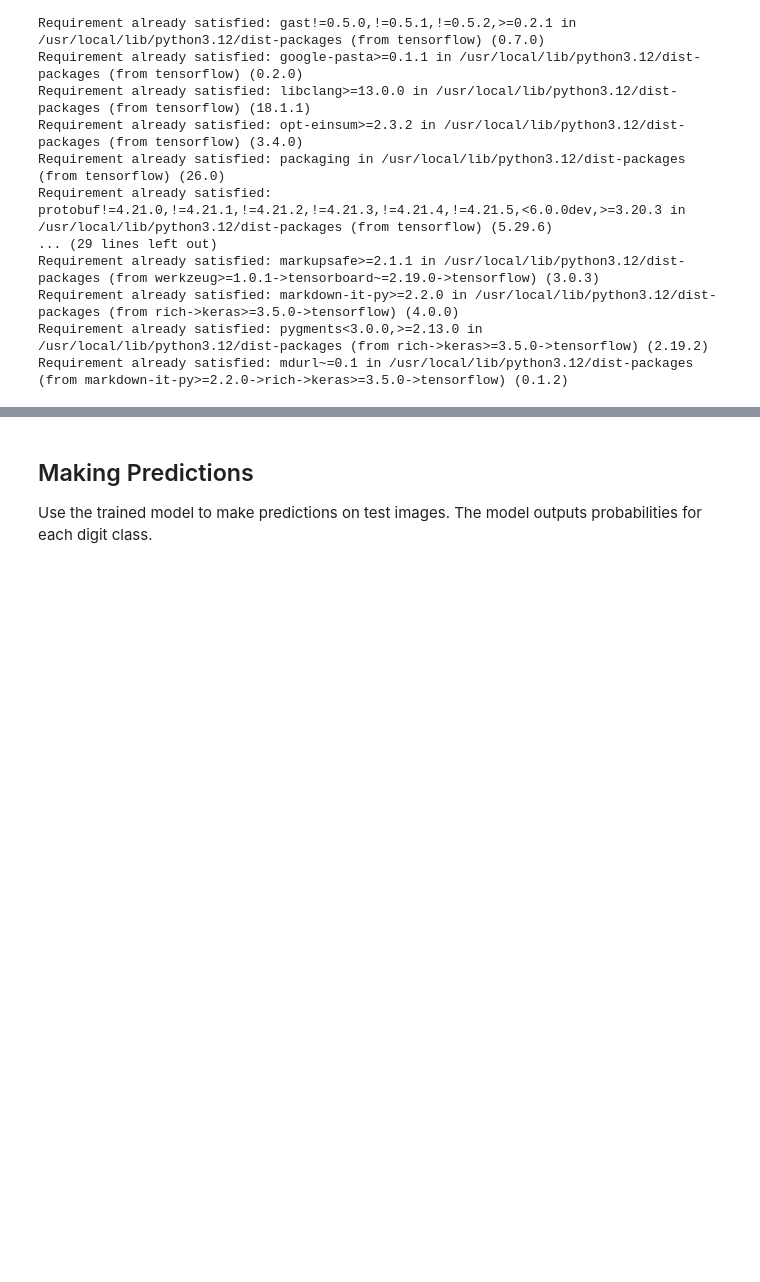
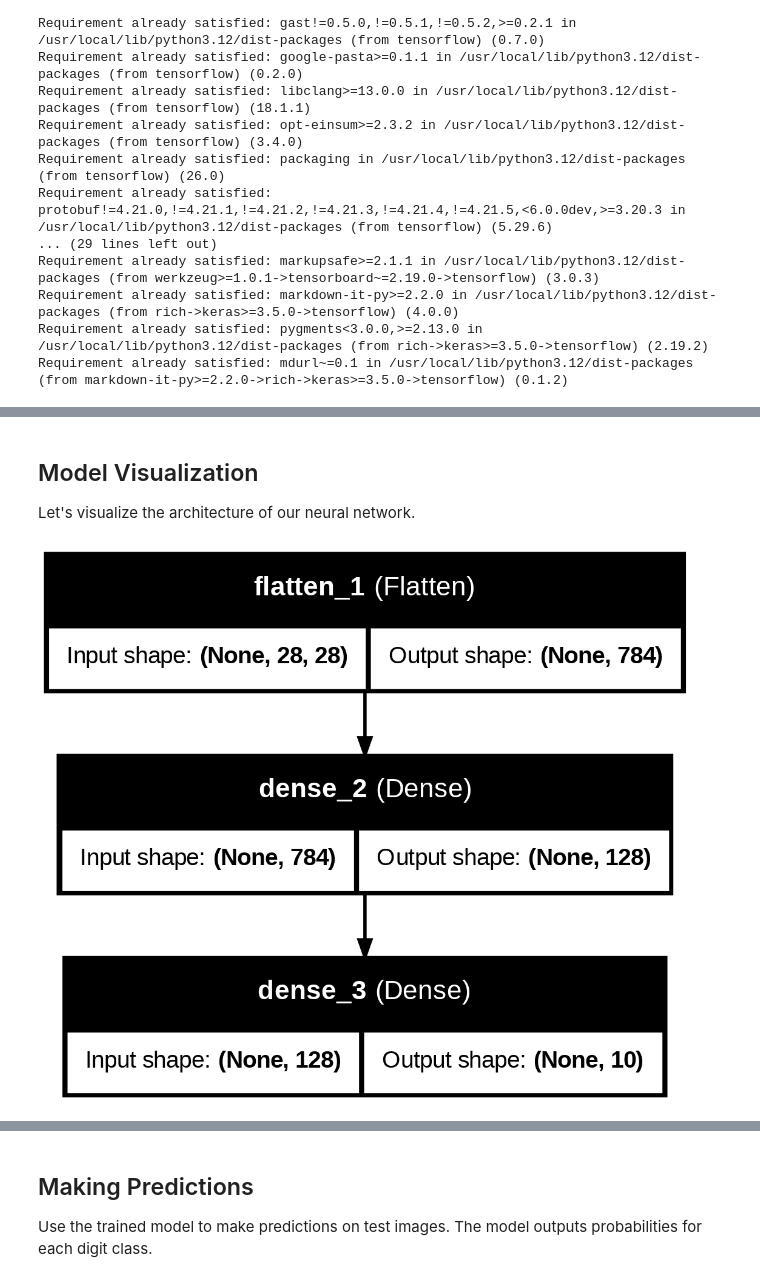
Before and after one commit to parekhbhargav25/MINSTAT_Classification, a Jupyter notebook: MINIST.ipynb, the cells around one changed output, grey strips where cells are left out. Saved outputs shown, nothing was run; the diff lists cells and outputs as text; code cells hidden in the pictures; blank space fills up the shorter version.

```diff
--- a/MINIST.ipynb
+++ b/MINIST.ipynb
@@ -89,0 +159,15 @@ model = tf.keras.models.Sequential([
+# %% [markdown]
+## Model Visualization
+
+Let's visualize the architecture of our neural network.
+# %%
+from tensorflow.keras.utils import plot_model
+
+plot_model(
+    model,
+    to_file="neural_network.png",
+    show_shapes=True,
+    show_layer_names=True
+)
+# %% [output]
+[figure, added]
```
Also changed, not shown: parts of 37 cells of this notebook, 2 other files.
